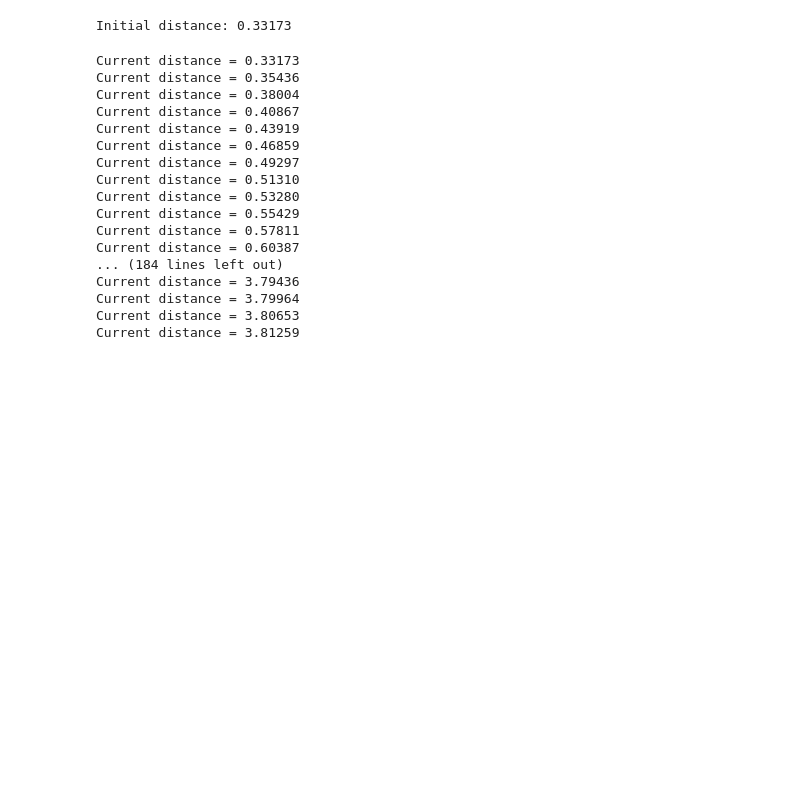
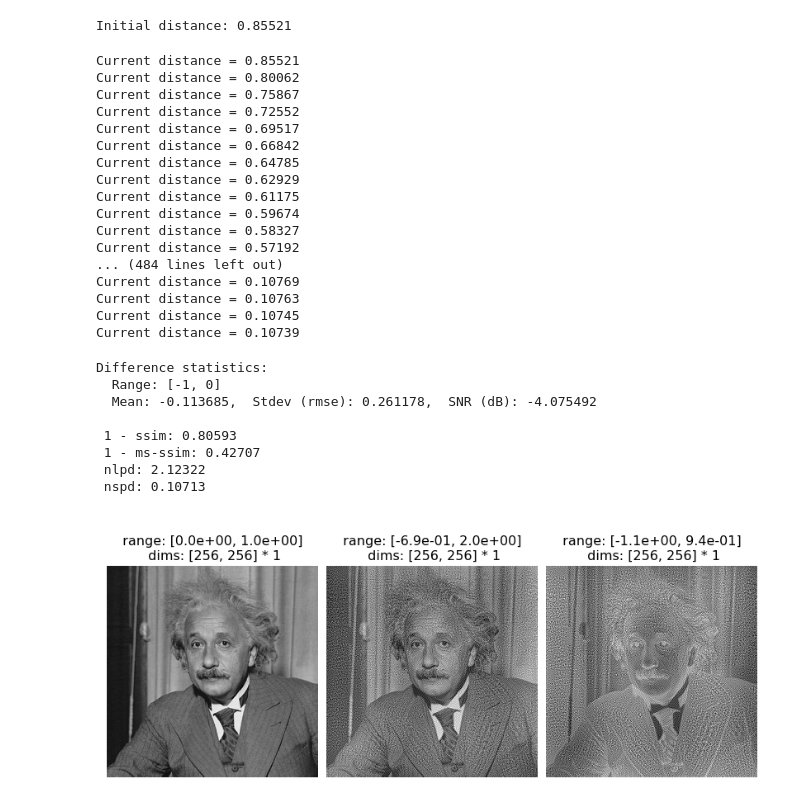
Before and after one commit to plenoptic-org/plenoptic, a Jupyter notebook: examples/perceptual_distance.ipynb, the cells around one changed output. Drawn from its saved outputs; the diff is of its cells as text; code cells hidden in the pictures; blank space fills up the shorter version.

```diff
--- a/examples/perceptual_distance.ipynb
+++ b/examples/perceptual_distance.ipynb
@@ -33,55 +33,77 @@ np_img1 = po.rescale(np_img1)
 
 # img1 = torch.from_numpy(np_img1)
 img1 = torch.tensor(np_img1, dtype=torch.float32).unsqueeze(0).unsqueeze(0).to(device)
-img2 = torch.rand_like(img1).to(device)
+img2 = torch.rand_like(img1, requires_grad=True).to(device)
 
 img1.requires_grad = False
 img2.requires_grad = True
 # %%
-# loss_func = po.synth.ssim
-# loss_func = po.synth.msssim
+# loss_func = lambda x, y: 1 - po.synth.ssim(x, y)
+# loss_func = lambda x, y: 1 - po.synth.msssim(x, y)
 # loss_func = po.synth.nlpd
 loss_func = po.synth.nspd
 
 value = loss_func(img1, img2)
 print("Initial distance: %.5f" % (value.item()))
+assert value.requires_grad
 # %% [output]
-Initial distance: 0.33173
+Initial distance: 0.85521
 # %%
-optimizer = optim.Adam([img2], lr=0.01)
+optimizer = optim.Adam([img2], lr=0.01, amsgrad=True)
 
 # MSSSIM yields higher values for worse results,
 # because noise is removed in scales with lower resolutions
 
-threshold = 0.999
-#if metric == 'MSSSIM' else 0.9
+# threshold = 0.5
+threshold = 0.001
+max_iter = 500
 
 I = []
-# while value < threshold:
-for i in range(200):
+l = []
+i = 0
+while value > threshold and i < max_iter:
+
+    i += 1
     optimizer.zero_grad()
-    loss = -loss_func(img1, img2)
-    value = -loss.item()
+    loss = loss_func(img1, img2)
+    value = loss.item()
     print('Current distance = %.5f' % value)
     loss.backward()
     optimizer.step()
 
+    l.append(value)
     I.append(numpy(img2).copy())
 # %% [output]
-Current distance = 0.33173
-Current distance = 0.35436
-Current distance = 0.38004
-Current distance = 0.40867
-Current distance = 0.43919
-Current distance = 0.46859
-Current distance = 0.49297
-Current distance = 0.51310
-Current distance = 0.53280
-Current distance = 0.55429
-Current distance = 0.57811
-Current distance = 0.60387
-... (184 lines left out)
-Current distance = 3.79436
-Current distance = 3.79964
-Current distance = 3.80653
-Current distance = 3.81259
+Current distance = 0.85521
+Current distance = 0.80062
+Current distance = 0.75867
+Current distance = 0.72552
+Current distance = 0.69517
+Current distance = 0.66842
+Current distance = 0.64785
+Current distance = 0.62929
+Current distance = 0.61175
+Current distance = 0.59674
+Current distance = 0.58327
+Current distance = 0.57192
+... (484 lines left out)
+Current distance = 0.10769
+Current distance = 0.10763
+Current distance = 0.10745
+Current distance = 0.10739
+# %%
+pt.imshow([numpy(img1), numpy(img2), numpy(img1) - numpy(img2)]);
+pt.image_compare(numpy(img1), numpy(img2))
+
+print('\n 1 - ssim: %.5f \n 1 - ms-ssim: %.5f \n nlpd: %.5f \n nspd: %.5f \n' % (
+    1 - po.synth.ssim(img1, img2), 1 - po.synth.msssim(img1, img2), po.synth.nlpd(img1, img2), po.synth.nspd(img1, img2)))
+# %% [output]
+Difference statistics:
+  Range: [-1, 0]
+  Mean: -0.113685,  Stdev (rmse): 0.261178,  SNR (dB): -4.075492
+
+ 1 - ssim: 0.80593
+ 1 - ms-ssim: 0.42707
+ nlpd: 2.12322
+ nspd: 0.10713
+[figure, added]
```
Also changed, not shown: parts of 7 cells of this notebook, 5 other files.
